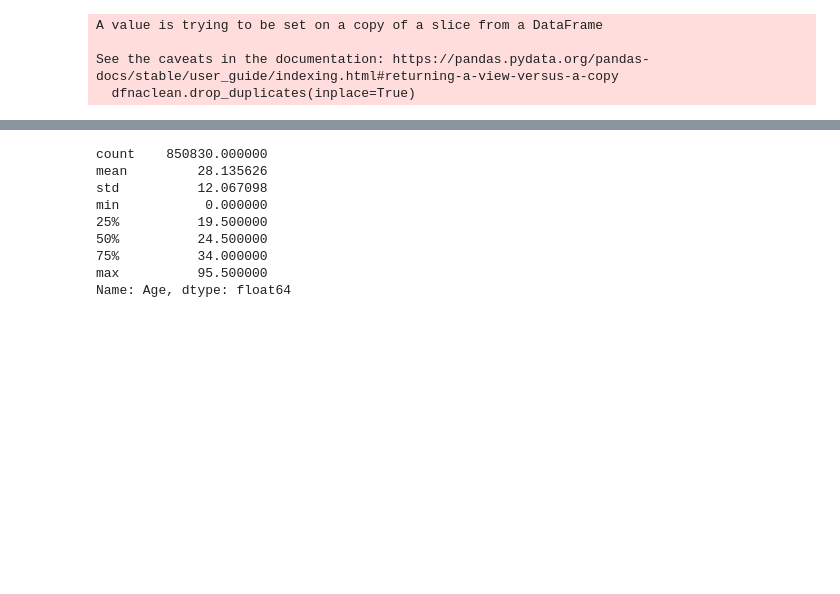
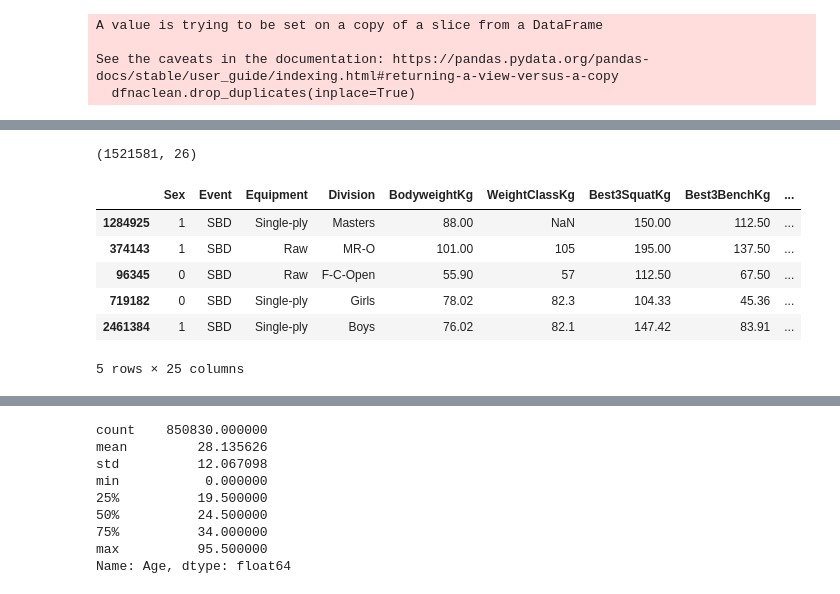
Before and after one commit to maluwastaken/Intro-Data-Science, a Jupyter notebook: powerlifting.ipynb, the cells around one changed output, grey strips where cells are left out. Cells and saved outputs as stored; diff of their text form; code cells hidden in the pictures; blank space fills up the shorter version.

```diff
--- a/powerlifting.ipynb
+++ b/powerlifting.ipynb
@@ -239,2 +242,18 @@ dfnaclean[dfnaclean.duplicated()]
+# %%
+dfnaclean.shape
+# %% [output]
+(1521581, 26)
+# %%
+dfsmall = dfnaclean.drop(['Name'], axis=1).sample(10000)
+# %%
+dfsmall.head()
+# %% [output]
+|  | Sex | Event | Equipment | Division | BodyweightKg | WeightClassKg | Best3SquatKg | Best3BenchKg | ... |
+| 1284925 | 1 | SBD | Single-ply | Masters | 88.00 | NaN | 150.00 | 112.50 | ... |
+| 374143 | 1 | SBD | Raw | MR-O | 101.00 | 105 | 195.00 | 137.50 | ... |
+| 96345 | 0 | SBD | Raw | F-C-Open | 55.90 | 57 | 112.50 | 67.50 | ... |
+| 719182 | 0 | SBD | Single-ply | Girls | 78.02 | 82.3 | 104.33 | 45.36 | ... |
+| 2461384 | 1 | SBD | Single-ply | Boys | 76.02 | 82.1 | 147.42 | 83.91 | ... |
+5 rows × 25 columns
 # %%
 from fancyimpute import KNN
```
Also changed, not shown: parts of 12 cells of this notebook.
